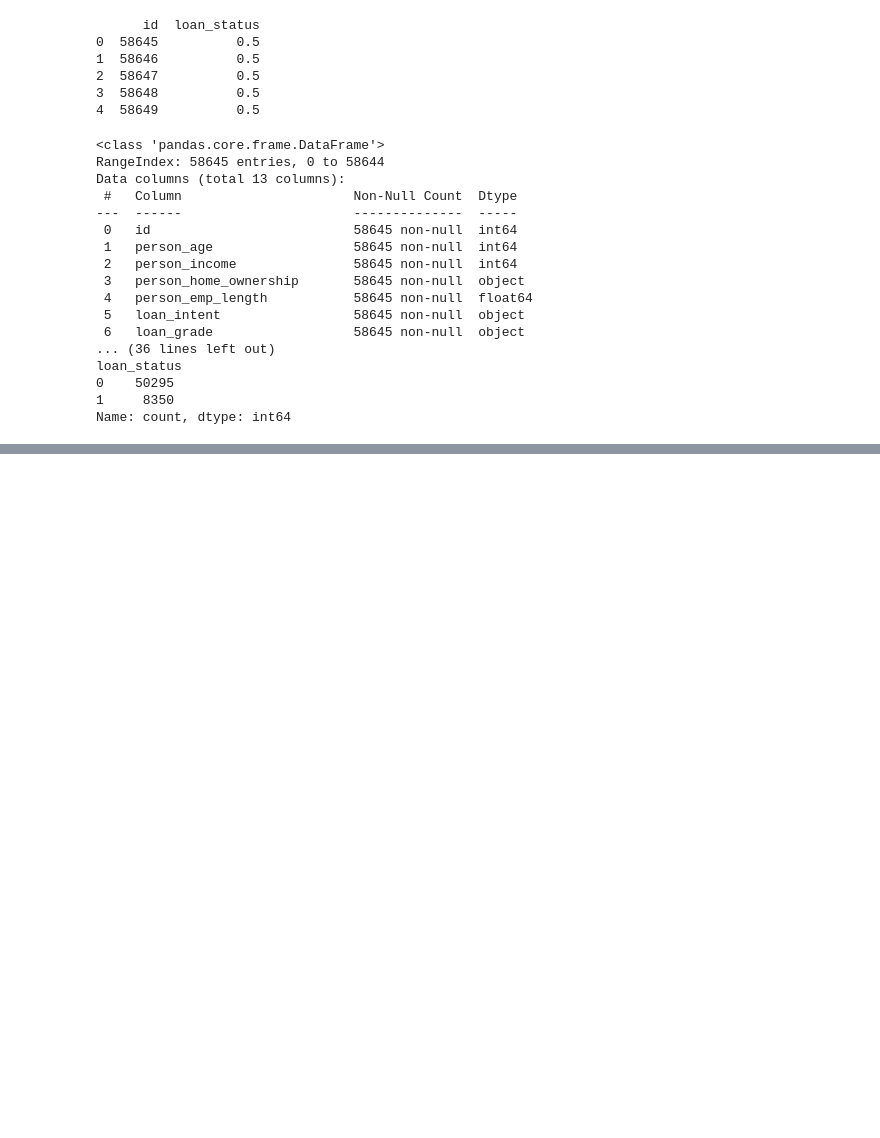
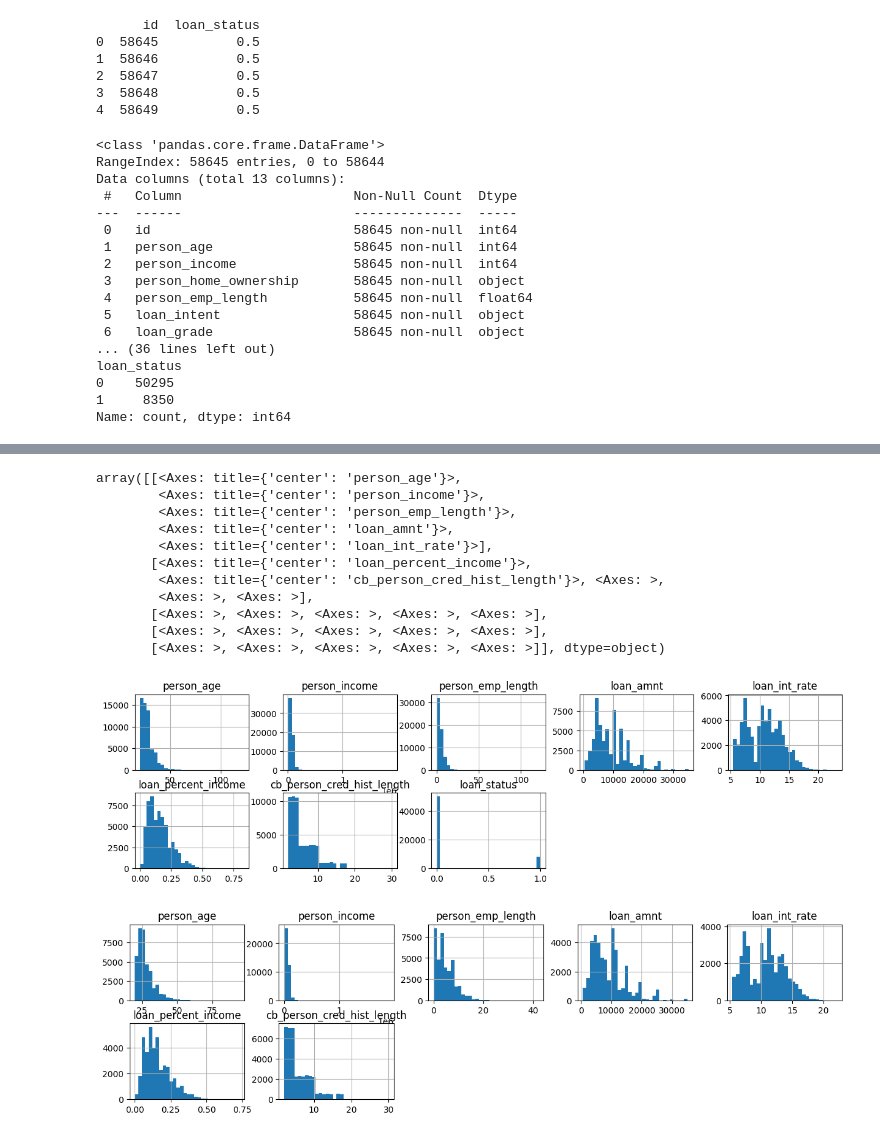
Before and after one commit to geopan2000/Loan-Approval-Prediction, a Jupyter notebook: LoanApprovalPrediction.ipynb, the cells around one changed output, grey strips where cells are left out. Cells and saved outputs as stored; diff of their text form; code cells hidden in the pictures; blank space fills up the shorter version.

```diff
--- a/LoanApprovalPrediction.ipynb
+++ b/LoanApprovalPrediction.ipynb
@@ -164 +164,18 @@ memory usage: 4.6 MB
 None
+# %%
+train_set.hist(bins=30, figsize=(15, 10), layout=(5, 5))
+test_set.hist(bins=30, figsize=(15, 10), layout=(5, 5))
+# %% [output]
+array([[<Axes: title={'center': 'person_age'}>,
+        <Axes: title={'center': 'person_income'}>,
+        <Axes: title={'center': 'person_emp_length'}>,
+        <Axes: title={'center': 'loan_amnt'}>,
+        <Axes: title={'center': 'loan_int_rate'}>],
+       [<Axes: title={'center': 'loan_percent_income'}>,
+        <Axes: title={'center': 'cb_person_cred_hist_length'}>, <Axes: >,
+        <Axes: >, <Axes: >],
+       [<Axes: >, <Axes: >, <Axes: >, <Axes: >, <Axes: >],
+       [<Axes: >, <Axes: >, <Axes: >, <Axes: >, <Axes: >],
+       [<Axes: >, <Axes: >, <Axes: >, <Axes: >, <Axes: >]], dtype=object)
+[figure, added]
+[figure, added]
```
Also changed, not shown: parts of 2 cells of this notebook.
